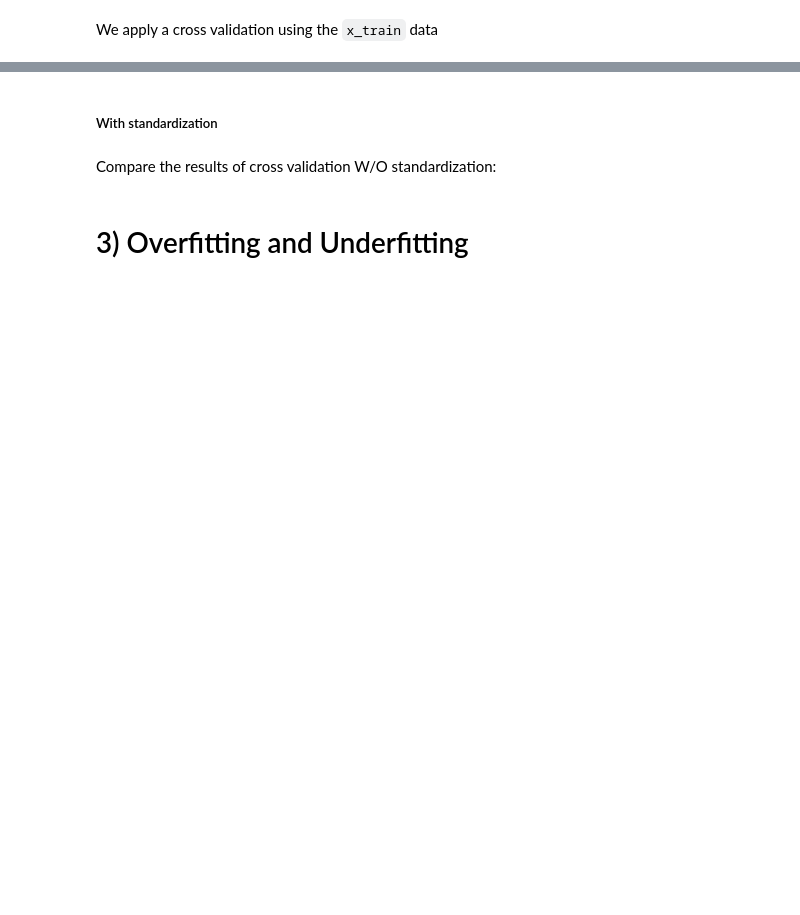
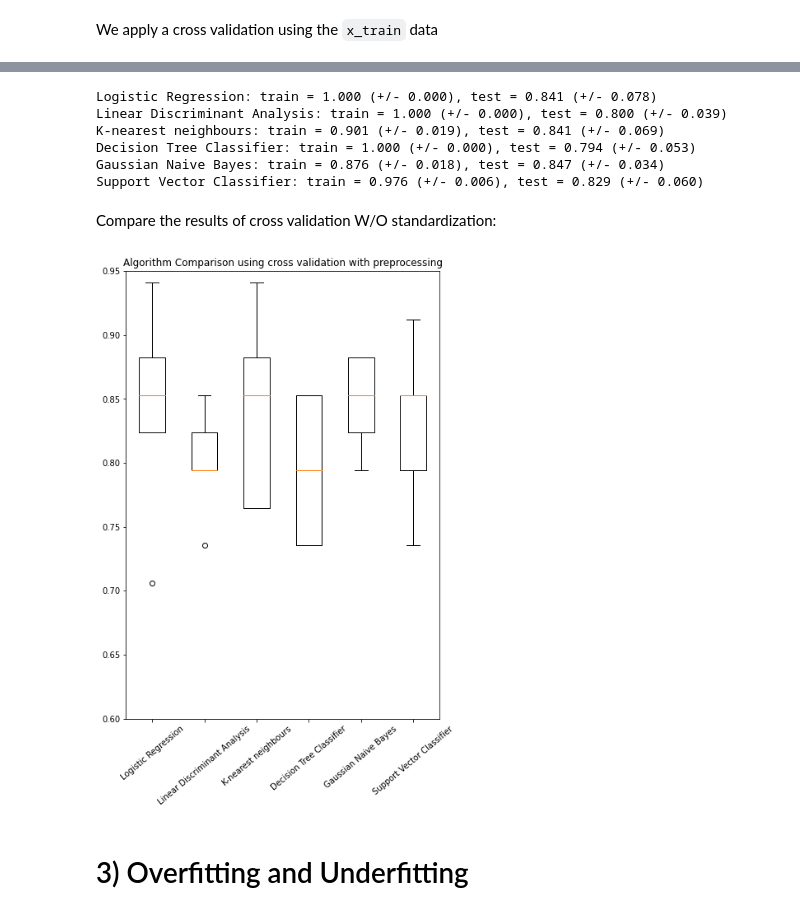
Before and after one commit to AdaGondova/INSTN_TP_ML, a Jupyter notebook: TP2_machine_learning_application.ipynb, the cells around one changed output, grey strips where cells are left out. Cells and saved outputs as stored; diff of their text form; code cells hidden in the pictures; blank space fills up the shorter version.

```diff
--- a/TP2_machine_learning_application.ipynb
+++ b/TP2_machine_learning_application.ipynb
@@ -559,14 +574,3 @@ def cross_validation(X, y, model, num_folds=5):
     return results_train, results_test
 # %% [markdown]
 We apply a cross validation using the <code>x_train</code> data
-# %%
-all_results_cv_train_wo_std, all_results_cv_test_wo_std, names = [], [], []
-for name, model in models:
-    names.append(name)
-    results_cv_train_wo_std, results_cv_test_wo_std = cross_validation(X=x_train, y=y_train, model=model, num_folds=5)
-    all_results_cv_train_wo_std.append(results_cv_train_wo_std)
-    all_results_cv_test_wo_std.append(results_cv_test_wo_std)
-    means_train, stds_train = np.mean(results_cv_train_wo_std), np.std(results_cv_train_wo_std)
-    means_test, stds_test = np.mean(results_cv_test_wo_std), np.std(results_cv_test_wo_std)
-    msg = "%s: train = %.3f (+/- %.3f), test = %.3f (+/- %.3f)" % (name, means_train, stds_train, means_test, stds_test)
-    print(msg)
@@ -585,5 +577,3 @@ plt.show()
-# %% [markdown]
-##### With standardization
 # %%
 from sklearn.model_selection import KFold
 import numpy as np
@@ -624,36 +614,39 @@ def cross_validation_with_standadization(X, y, model, num_folds=5):
         results_test.append(accuracy_test)
     return results_train, results_test
 # %%
-all_results_cv_train_w_std, all_results_cv_test_w_std, names = [], [], []
+all_results_cv_train_w_std, all_results_cv_val_w_std, names = [], [], []
 for name, model in models:
     names.append(name)
-    results_cv_train_w_std, results_cv_test_w_std = cross_validation_with_standadization(X=x_train, y=y_train, model=model, num_folds=5)
+    results_cv_train_w_std, results_cv_val_w_std = cross_validation_with_standadization(X=x_train, y=y_train, model=model, num_folds=5)
     all_results_cv_train_w_std.append(results_cv_train_w_std)
-    all_results_cv_test_w_std.append(results_cv_test_w_std)
+    all_results_cv_val_w_std.append(results_cv_val_w_std)
     means_train, stds_train = np.mean(results_cv_train_w_std), np.std(results_cv_train_w_std)
-    means_test, stds_test = np.mean(results_cv_test_w_std), np.std(results_cv_test_w_std)
-    msg = "%s: train = %.3f (+/- %.3f), test = %.3f (+/- %.3f)" % (name, means_train, stds_train, means_test, stds_test)
+    means_val, stds_val = np.mean(results_cv_val_w_std), np.std(results_cv_val_w_std)
+    msg = "%s: train = %.3f (+/- %.3f), test = %.3f (+/- %.3f)" % (name, means_train, stds_train, means_val, stds_val)
     print(msg)
+# %% [output]
+Logistic Regression: train = 1.000 (+/- 0.000), test = 0.841 (+/- 0.078)
+Linear Discriminant Analysis: train = 1.000 (+/- 0.000), test = 0.800 (+/- 0.039)
+K-nearest neighbours: train = 0.901 (+/- 0.019), test = 0.841 (+/- 0.069)
+Decision Tree Classifier: train = 1.000 (+/- 0.000), test = 0.794 (+/- 0.053)
+Gaussian Naive Bayes: train = 0.876 (+/- 0.018), test = 0.847 (+/- 0.034)
+Support Vector Classifier: train = 0.976 (+/- 0.006), test = 0.829 (+/- 0.060)
 # %% [markdown]
 Compare the results of cross validation W/O standardization:
 # %%
 import matplotlib.pyplot as plt
 
 # boxplot algorithm comparison
 plt.figure(figsize=(15,10))
 
-ax = plt.subplot(121)
-plt.title('Algorithm Comparison using cross validation without preprocessing')
-plt.boxplot(all_results_cv_test_wo_std)
-ax.set_ylim([0.60, 0.95])
-ax.set_xticklabels(names, rotation=40)
-
 ax = plt.subplot(122)
 plt.title('Algorithm Comparison using cross validation with preprocessing')
-plt.boxplot(all_results_cv_test_w_std)
+plt.boxplot(all_results_cv_val_w_std)
 ax.set_ylim([0.60, 0.95])
 ax.set_xticklabels(names, rotation=40)
 plt.show();
+# %% [output]
+[figure, added]
 # %% [markdown]
 # 3) Overfitting and Underfitting
 # %% [markdown]
```
Also changed, not shown: parts of 59 cells of this notebook.
